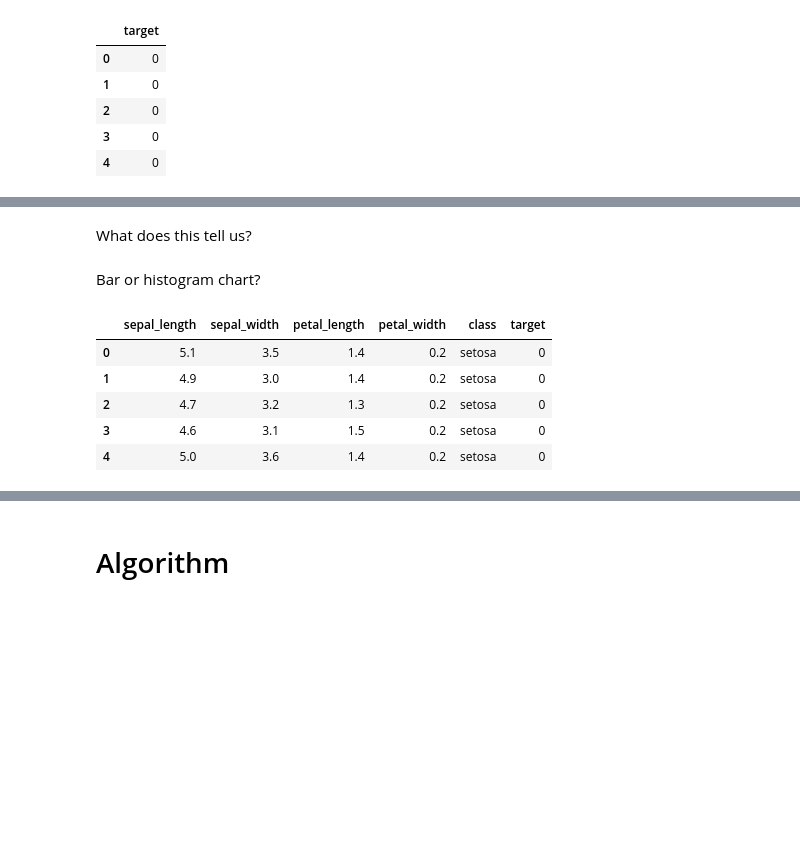
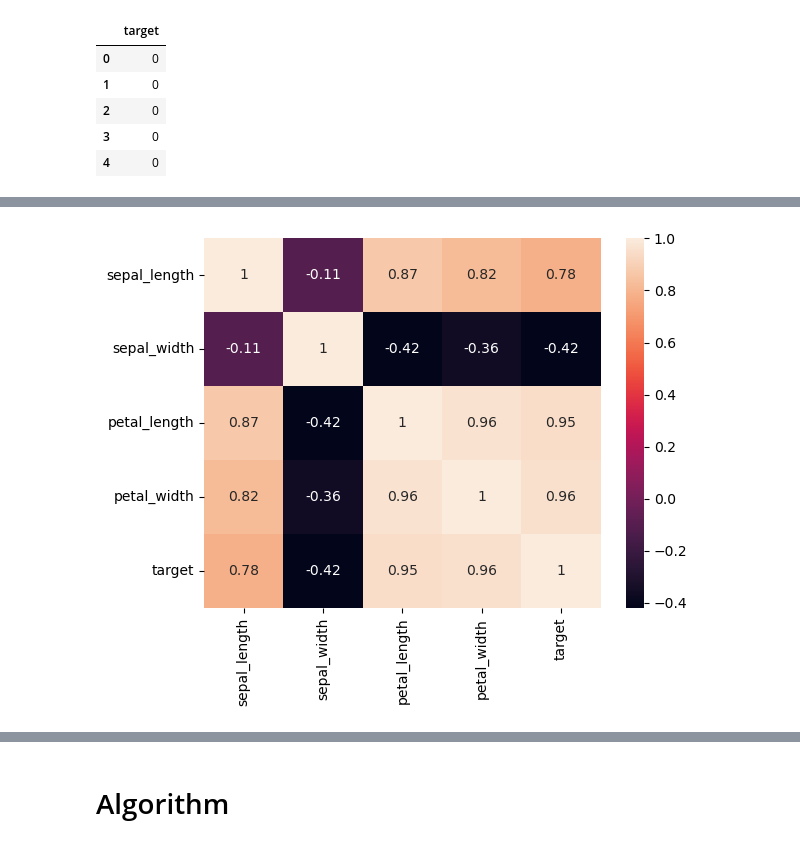
Before and after one commit to VCurry20/MachineLearning_Statistics, a Jupyter notebook: Tasks.ipynb, the cells around one changed output, grey strips where cells are left out. Drawn from its saved outputs; the diff is of its cells as text; code cells hidden in the pictures; blank space fills up the shorter version.

```diff
--- a/Tasks.ipynb
+++ b/Tasks.ipynb
@@ -1219,0 +1338,8 @@ df
+# %%
+# take a slice of the df which only includes the numeric values
+df_measurements=df[['sepal_length','sepal_width','petal_length','petal_width', 'target']].copy()
+
+# show
+df_measurements
+
+# [9]
@@ -1275,2 +1394,0 @@ sns.pairplot(df.drop(['target'], axis = 1), hue='class', height=2)
-# %% [markdown]
-What does this tell us?
@@ -1279,11 +1395,13 @@ What does this tell us?
-# %% [markdown]
-Bar or histogram chart?
-# %%
-df.head()
-# %% [output]
-|  | sepal_length | sepal_width | petal_length | petal_width | class | target |
-| 0 | 5.1 | 3.5 | 1.4 | 0.2 | setosa | 0 |
-| 1 | 4.9 | 3.0 | 1.4 | 0.2 | setosa | 0 |
-| 2 | 4.7 | 3.2 | 1.3 | 0.2 | setosa | 0 |
-| 3 | 4.6 | 3.1 | 1.5 | 0.2 | setosa | 0 |
-| 4 | 5.0 | 3.6 | 1.4 | 0.2 | setosa | 0 |
+# %%
+# save as a variable
+corr_matrix = df_measurements.corr(method='pearson')
+# %%
+# plot using a heatmap
+sns.heatmap(corr_matrix, annot=True)
+
+# show
+plt.show()
+
+# [11]
+# %% [output]
+[figure, added]
```
Also changed, not shown: parts of 49 cells of this notebook.
